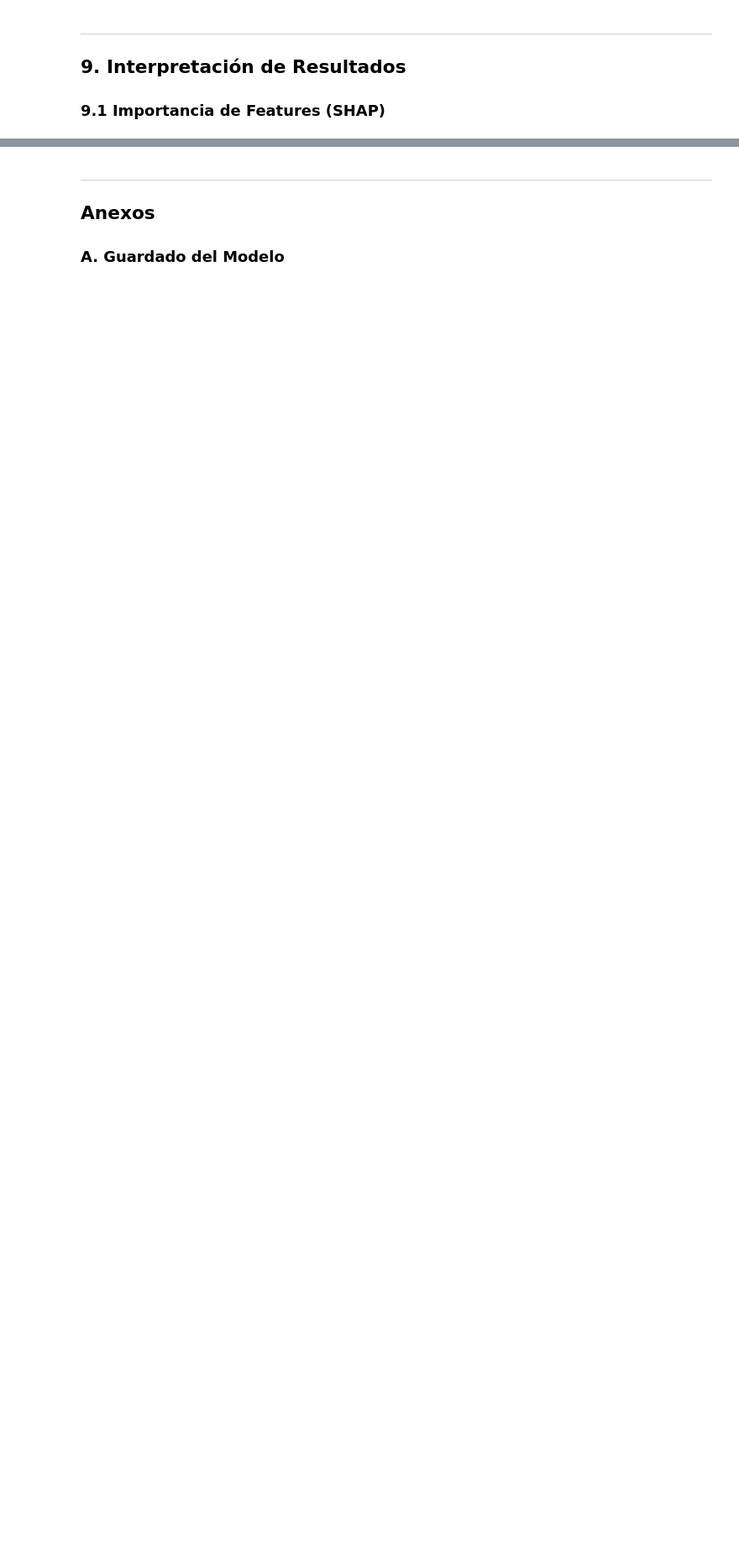
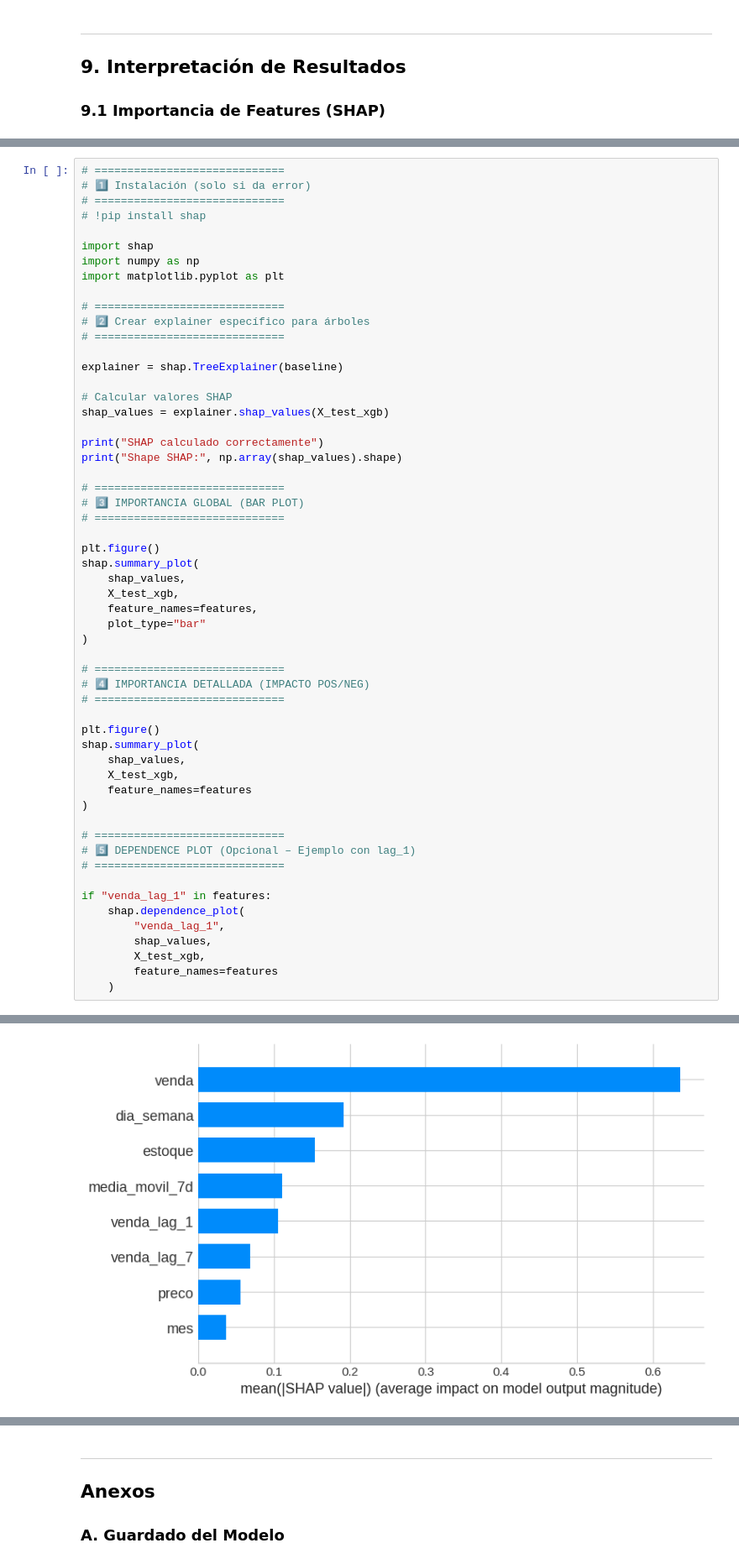
Before and after one commit to f1536106-dotcom/AML-Final-Yuyes-Vladimir, a Jupyter notebook: notebooks/final_project.ipynb, the cells around one changed output, grey strips where cells are left out. Shown at 84% size. Cells and saved outputs as stored; diff of their text form; blank space fills up the shorter version.

```diff
--- a/notebooks/final_project.ipynb
+++ b/notebooks/final_project.ipynb
@@ -1058,0 +1063,57 @@ except Exception as e:
+# %%
+# =============================
+# 1️⃣ Instalación (solo si da error)
+# =============================
+# !pip install shap
+
+import shap
+import numpy as np
+import matplotlib.pyplot as plt
+
+# =============================
+# 2️⃣ Crear explainer específico para árboles
+# =============================
+
+explainer = shap.TreeExplainer(baseline)
+
+# Calcular valores SHAP
+shap_values = explainer.shap_values(X_test_xgb)
+
+print("SHAP calculado correctamente")
+print("Shape SHAP:", np.array(shap_values).shape)
+
+# =============================
+# 3️⃣ IMPORTANCIA GLOBAL (BAR PLOT)
+# =============================
+
+plt.figure()
+shap.summary_plot(
+    shap_values,
+    X_test_xgb,
+    feature_names=features,
+    plot_type="bar"
+)
+
+# =============================
+# 4️⃣ IMPORTANCIA DETALLADA (IMPACTO POS/NEG)
+# =============================
+
+plt.figure()
+shap.summary_plot(
+    shap_values,
+    X_test_xgb,
+    feature_names=features
+)
+
+# =============================
+# 5️⃣ DEPENDENCE PLOT (Opcional – Ejemplo con lag_1)
+# =============================
+
+if "venda_lag_1" in features:
+    shap.dependence_plot(
+        "venda_lag_1",
+        shap_values,
+        X_test_xgb,
+        feature_names=features
+    )
+# %% [output]
@@ -1058,0 +1122 @@ except Exception as e:
+[figure, added]
```
Also changed, not shown: parts of 8 cells of this notebook.
